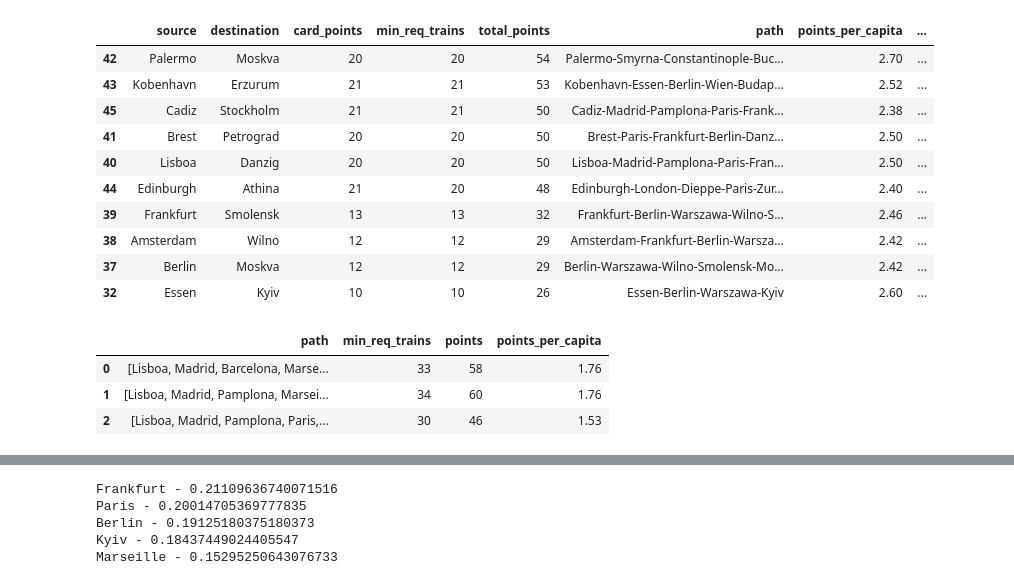
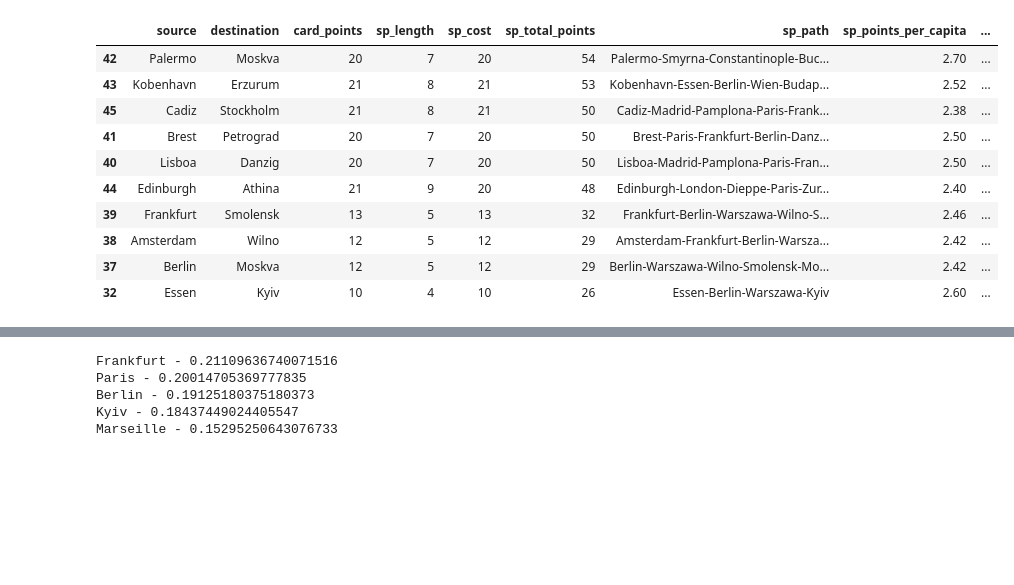
Before and after one commit to genielab/network_analysis_ticket_to_ride, a Jupyter notebook: pynb/ttr_analysis.ipynb, the cells around one changed output, grey strips where cells are left out. Saved outputs shown, nothing was run; the diff lists cells and outputs as text; code cells hidden in the pictures; blank space fills up the shorter version.

```diff
--- a/pynb/ttr_analysis.ipynb
+++ b/pynb/ttr_analysis.ipynb
@@ -26,13 +33,19 @@ def inverse_weight(distance):
 
 # distance of path p in graph g
 def distance_of_path(g, p):
-    d = sum([g.edges[p[e],p[e+1],0]['distance'] for e in range(len(p)-1)])
+    d = sum([g.edges[p[e],p[e+1]]['distance'] for e in range(len(p)-1)])
     return d
 
 # points of path p in graph g
 def points_of_path(g, p):
-    d = sum([g.edges[p[e],p[e+1],0]['points'] for e in range(len(p)-1)])
+    d = sum([g.edges[p[e],p[e+1]]['points'] for e in range(len(p)-1)])
     return d
+
+# return all paths between u and v in graph g up to distance min(u,v)+2
+def alternate_scoring_paths_with_cutoff(g, u, v, cutoff):
+    sp_length = nx.shortest_path_length(g,u,v)
+    paths = nx.all_simple_paths(g, u, v, cutoff=sp_length+2)
+    return list(paths)
 # %%
 # construct graph
 
@@ -45,9 +58,6 @@ with open(routes_path) as f:
         if(G.has_edge(city1,city2)==False):
             G.add_edge(city1, city2, key=0, distance=distance, route_type=route_type, color=color, points=points(distance),
                    weight=distance, importance=0)
-        else:
-            G.add_edge(city1, city2, key=1, distance=distance, route_type=route_type, color=color, points=points(distance),
-                   weight=distance, importance=0)
 # %%
 # construct shortest paths of destinations
 temp=list()
@@ -58,43 +68,46 @@ with open(destinations_path) as f:
         p1=list()
         points1=0
         distance1=0
+        length1=0
         for p in nx.all_shortest_paths(G,source,destination,weight='weight'):
             _points=points_of_path(G,p)
             if(_points>points1):
                 points1=_points
                 distance1=distance_of_path(G,p)
                 p1=p
+                length1=len(p)
         total_points=card_points+points1
-        temp.append((source,destination,card_points,distance1,total_points,'-'.join(p1)))
+        temp.append((source,destination,card_points,length1,distance1,total_points,'-'.join(p1)))
 
-destinations_df = pd.DataFrame.from_records(temp, columns=['source','destination','card_points','min_req_trains','total_points','path'])
+destinations_df = pd.DataFrame.from_records(temp, columns=['source','destination','card_points',
+                                                           'sp_length','sp_cost','sp_total_points','sp_path'])
 del temp
-
-#  calculate points-per-capita
-destinations_df['points_per_capita'] = destinations_df.apply(lambda row: round(row['total_points']/row['min_req_trains'],2), axis=1)
-
-# connectivity
-destinations_df['connectivity'] = destinations_df.apply(lambda row: nx.edge_connectivity(G,row['source'],row['destination']), axis=1)
+# %%
+#  calculate points-per-capita
+destinations_df['sp_points_per_capita'] = destinations_df.apply(lambda row: round(row['sp_total_points']/row['sp_cost'],2), axis=1)
+
+# connectivity
+destinations_df['connectivity'] = destinations_df.apply(lambda row: nx.edge_connectivity(G,row['source'],row['destination']), axis=1)
 # %%
-destinations_df.sort_values(['total_points'],ascending=False).head(10)
+destinations_df.sort_values(['sp_total_points'],ascending=False).head(10)
 # %% [output]
-|  | source | destination | card_points | min_req_trains | total_points | path | points_per_capita | ... |
-| 42 | Palermo | Moskva | 20 | 20 | 54 | Palermo-Smyrna-Constantinople-Buc... | 2.70 | ... |
-| 43 | Kobenhavn | Erzurum | 21 | 21 | 53 | Kobenhavn-Essen-Berlin-Wien-Budap... | 2.52 | ... |
-| 45 | Cadiz | Stockholm | 21 | 21 | 50 | Cadiz-Madrid-Pamplona-Paris-Frank... | 2.38 | ... |
-| 41 | Brest | Petrograd | 20 | 20 | 50 | Brest-Paris-Frankfurt-Berlin-Danz... | 2.50 | ... |
-| 40 | Lisboa | Danzig | 20 | 20 | 50 | Lisboa-Madrid-Pamplona-Paris-Fran... | 2.50 | ... |
-| 44 | Edinburgh | Athina | 21 | 20 | 48 | Edinburgh-London-Dieppe-Paris-Zur... | 2.40 | ... |
-| 39 | Frankfurt | Smolensk | 13 | 13 | 32 | Frankfurt-Berlin-Warszawa-Wilno-S... | 2.46 | ... |
-| 38 | Amsterdam | Wilno | 12 | 12 | 29 | Amsterdam-Frankfurt-Berlin-Warsza... | 2.42 | ... |
-| 37 | Berlin | Moskva | 12 | 12 | 29 | Berlin-Warszawa-Wilno-Smolensk-Mo... | 2.42 | ... |
-| 32 | Essen | Kyiv | 10 | 10 | 26 | Essen-Berlin-Warszawa-Kyiv | 2.60 | ... |
+|  | source | destination | card_points | sp_length | sp_cost | sp_total_points | sp_path | sp_points_per_capita | ... |
+| 42 | Palermo | Moskva | 20 | 7 | 20 | 54 | Palermo-Smyrna-Constantinople-Buc... | 2.70 | ... |
+| 43 | Kobenhavn | Erzurum | 21 | 8 | 21 | 53 | Kobenhavn-Essen-Berlin-Wien-Budap... | 2.52 | ... |
+| 45 | Cadiz | Stockholm | 21 | 8 | 21 | 50 | Cadiz-Madrid-Pamplona-Paris-Frank... | 2.38 | ... |
+| 41 | Brest | Petrograd | 20 | 7 | 20 | 50 | Brest-Paris-Frankfurt-Berlin-Danz... | 2.50 | ... |
+| 40 | Lisboa | Danzig | 20 | 7 | 20 | 50 | Lisboa-Madrid-Pamplona-Paris-Fran... | 2.50 | ... |
+| 44 | Edinburgh | Athina | 21 | 9 | 20 | 48 | Edinburgh-London-Dieppe-Paris-Zur... | 2.40 | ... |
+| 39 | Frankfurt | Smolensk | 13 | 5 | 13 | 32 | Frankfurt-Berlin-Warszawa-Wilno-S... | 2.46 | ... |
+| 38 | Amsterdam | Wilno | 12 | 5 | 12 | 29 | Amsterdam-Frankfurt-Berlin-Warsza... | 2.42 | ... |
+| 37 | Berlin | Moskva | 12 | 5 | 12 | 29 | Berlin-Warszawa-Wilno-Smolensk-Mo... | 2.42 | ... |
+| 32 | Essen | Kyiv | 10 | 4 | 10 | 26 | Essen-Berlin-Warszawa-Kyiv | 2.60 | ... |
 # %%
-# compare all paths between given cities
+# compare alternate paths between given cities
 temp = list()
 for p in nx.all_shortest_paths(G,'Lisboa','Rostov',weight=None):
     distance=distance_of_path(G,p)
-    points1=points_of_path(G,p)
+    points2=points_of_path(G,p)
     per_capita=round(points1/distance,2)
     temp.append((p,distance,points1,per_capita))
 
@@ -102,8 +115,3 @@ temp_df = pd.DataFrame.from_records(temp,columns=['path','min_req_trains','point
 del temp
 
 temp_df.sort_values(['points_per_capita'],ascending=False).head(5)
-# %% [output]
-|  | path | min_req_trains | points | points_per_capita |
-| 0 | [Lisboa, Madrid, Barcelona, Marse... | 33 | 58 | 1.76 |
-| 1 | [Lisboa, Madrid, Pamplona, Marsei... | 34 | 60 | 1.76 |
-| 2 | [Lisboa, Madrid, Pamplona, Paris,... | 30 | 46 | 1.53 |
```
Also changed, not shown: parts of 22 cells of this notebook.
